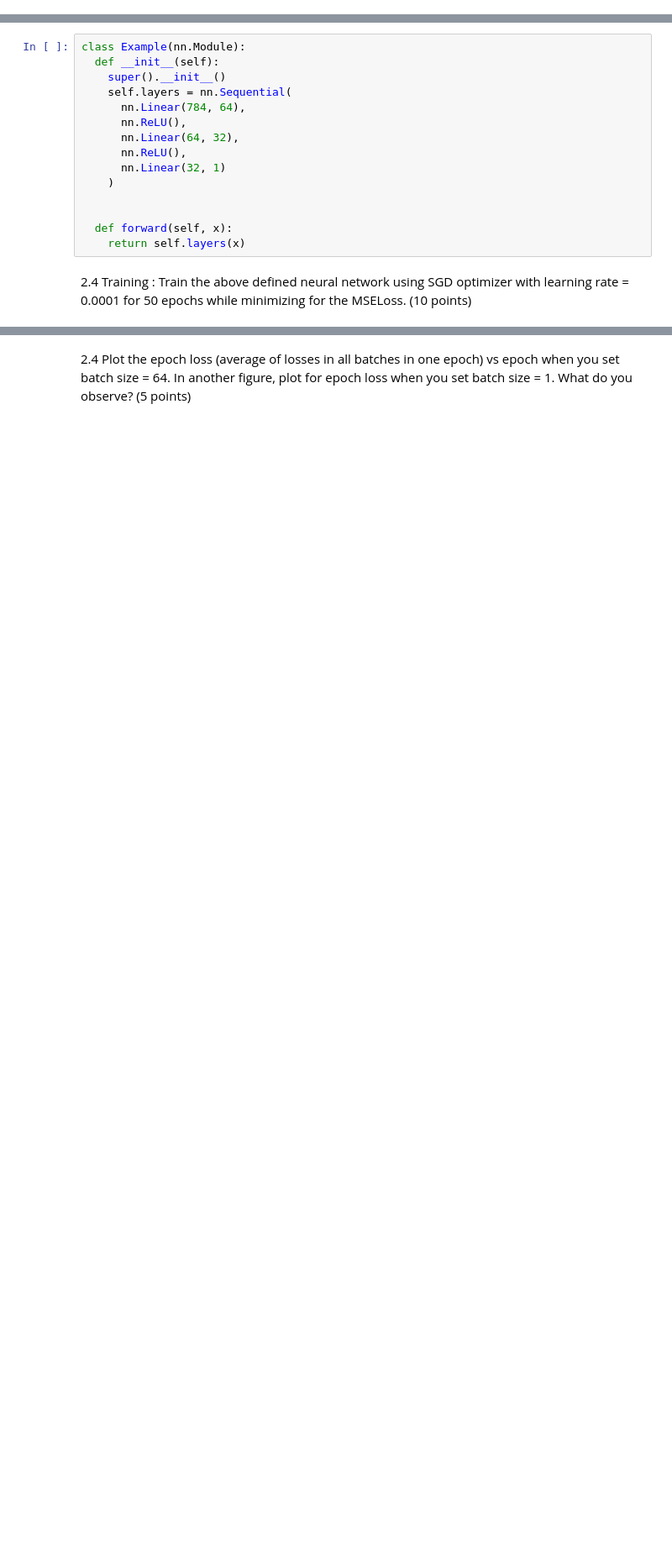
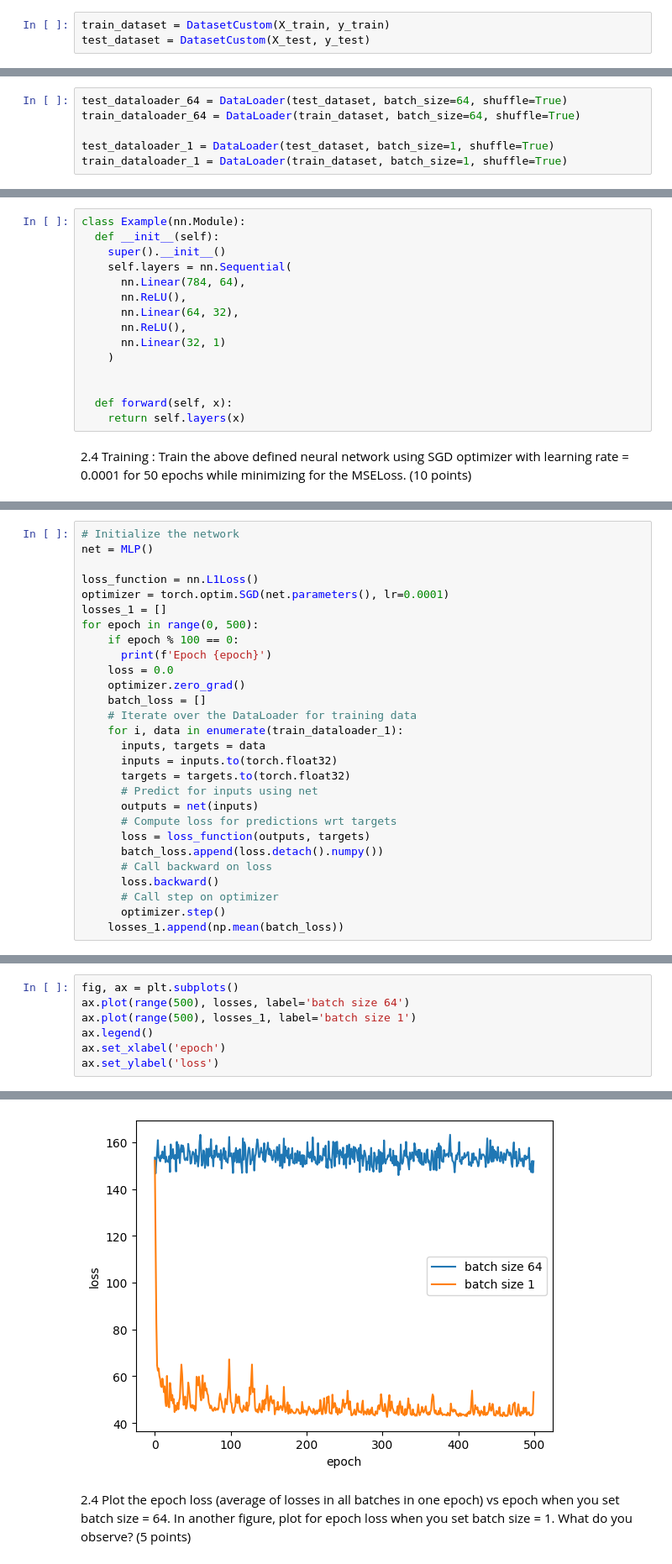
Before and after one commit to novialife/DL-in-Data-Science, a Jupyter notebook: HW3/Homework_3.ipynb, the cells around one changed output, grey strips where cells are left out. Shown at 84% size. Cells and saved outputs as stored; diff of their text form; blank space fills up the shorter version.

```diff
--- a/HW3/Homework_3.ipynb
+++ b/HW3/Homework_3.ipynb
@@ -136,8 +142,17 @@ class DatasetCustom(torch.utils.data.Dataset):
 
   def __getitem__(self, i):
       return self.X[i], self.y[i]
+# %%
+train_dataset = DatasetCustom(X_train, y_train)
+test_dataset = DatasetCustom(X_test, y_test)
 # %% [markdown]
 2.2 Pytorch uses DataLoader class to load and iterate over a dataset for learning. Create a DataLoader object from the pytorch compatible dataset generated above with batchsize = 64 and shuffle = True. You can read more about Pytorch's Dataset and DataLoader [here](https://pytorch.org/tutorials/beginner/basics/data_tutorial.html). (5 points)
+# %%
+test_dataloader_64 = DataLoader(test_dataset, batch_size=64, shuffle=True)
+train_dataloader_64 = DataLoader(train_dataset, batch_size=64, shuffle=True)
+
+test_dataloader_1 = DataLoader(test_dataset, batch_size=1, shuffle=True)
+train_dataloader_1 = DataLoader(train_dataset, batch_size=1, shuffle=True)
 # %% [markdown]
 2.3 Network Design : Create a python class for a neural network with the following architecture:
 
@@ -184,0 +227,28 @@ for epoch in range(0, 500):
+# %%
+# Initialize the network
+net = MLP()
+
+loss_function = nn.L1Loss()
+optimizer = torch.optim.SGD(net.parameters(), lr=0.0001)
+losses_1 = []
+for epoch in range(0, 500):
+    if epoch % 100 == 0:
+      print(f'Epoch {epoch}')
+    loss = 0.0
+    optimizer.zero_grad()
+    batch_loss = []
+    # Iterate over the DataLoader for training data
+    for i, data in enumerate(train_dataloader_1):
+      inputs, targets = data
+      inputs = inputs.to(torch.float32)
+      targets = targets.to(torch.float32)
+      # Predict for inputs using net
+      outputs = net(inputs)
+      # Compute loss for predictions wrt targets
+      loss = loss_function(outputs, targets)
+      batch_loss.append(loss.detach().numpy())
+      # Call backward on loss
+      loss.backward()
+      # Call step on optimizer
+      optimizer.step()
+    losses_1.append(np.mean(batch_loss))
@@ -184,0 +261,8 @@ for epoch in range(0, 500):
+# %%
+fig, ax = plt.subplots()
+ax.plot(range(500), losses, label='batch size 64')
+ax.plot(range(500), losses_1, label='batch size 1')
+ax.legend()
+ax.set_xlabel('epoch')
+ax.set_ylabel('loss')
+# %% [output]
@@ -185,3 +270,4 @@ for epoch in range(0, 500):
+[figure, added]
 # %% [markdown]
 2.4 Plot the epoch loss (average of losses in all batches in one epoch) vs epoch when you set batch size = 64. In another figure, plot for epoch loss when you set batch size = 1. What do you observe? (5 points)
 # %% [markdown]
```
Also changed, not shown: parts of 8 cells of this notebook, 2 other files.
